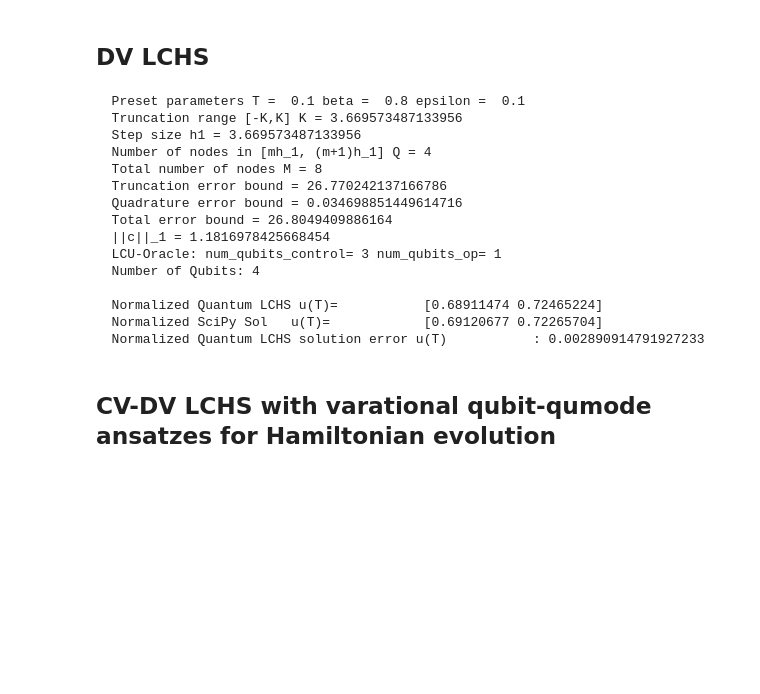
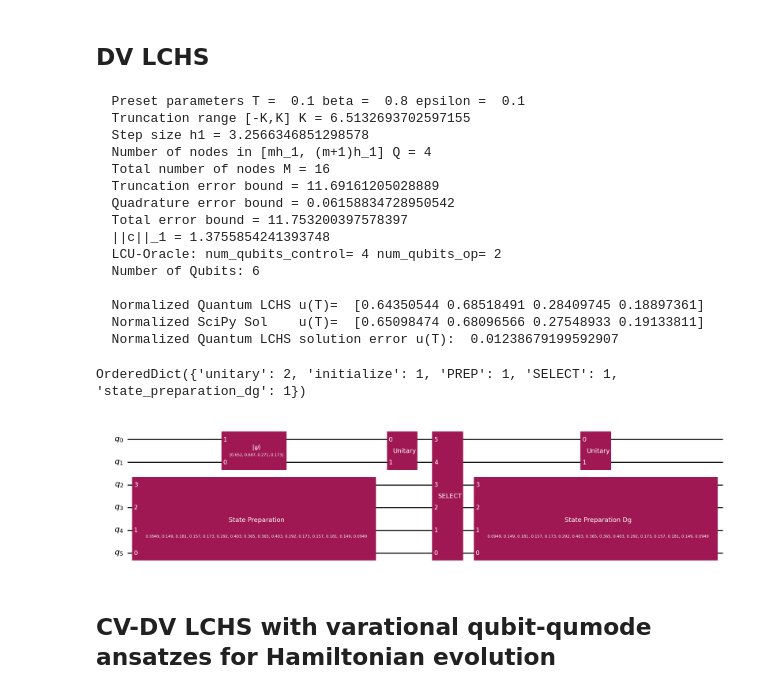
Before and after one commit to Firepanda415/qla_lib, a Jupyter notebook: VARATIONAL_BOSONIC_LCHS_Example.ipynb, the cells around one changed output. Drawn from its saved outputs; the diff is of its cells as text; code cells hidden in the pictures; blank space fills up the shorter version.

```diff
--- a/VARATIONAL_BOSONIC_LCHS_Example.ipynb
+++ b/VARATIONAL_BOSONIC_LCHS_Example.ipynb
@@ -19,7 +19,7 @@ $$
 \frac{\mathrm{d} u(t)}{\mathrm{d} t} = -A u(t),\quad u(0) = \vec{u}_0
 $$
 # %%
-nq = 1 #2
+nq = 2 #2
 dim = 2**nq
 rng = np.random.Generator(np.random.PCG64(178983489))
 T = 0.1 ## Define the time interval [0,T]
@@ -27,8 +27,8 @@ T = 0.1 ## Define the time interval [0,T]
 ## Define random A and u0
 u0 = np.matrix( rng.random((dim,1)) ,dtype=float) ## dtype complex is necessary for scipy to compute complex integral
 u0 = u0/np.linalg.norm(u0, ord=2)
-A = np.matrix(rng.random((dim,dim)),dtype=float)
-A = 0.1*(A-0.5) + 1*np.identity(dim)
+A = np.matrix(rng.random((dim,dim)),dtype=float)-0.5
+A = 0.3*A + 1*np.identity(dim)
 
 A,u0
 # %% [output]
@@ -90,32 +93,37 @@ print("  Normalized Homogeneous solution error u(T)           :", np.linalg.norm
 # %%
 from lchs import quant_lchs_tihs
 
-uT, lchs_circ_dv, full_state_dv, coeffs_dv, unitaries_dv, coeffs_unrot_dv, unitaries_unrot_dv = quant_lchs_tihs(A, u0, T, beta, epsilon, trunc_multiplier=1, trotterLH=True, verbose=1, rich_return=True)
-uT = np.array(uT).reshape(-1)
-if np.linalg.norm(uT.imag,ord=2) < 1e-12:
-    uT = uT.real
+uT, lchs_circ_dv, full_state_dv, coeffs_dv, unitaries_dv, coeffs_unrot_dv, unitaries_unrot_dv = quant_lchs_tihs(A, u0, T, beta, epsilon,
+                                                        trunc_multiplier=2, trotterLH=True, verbose=1, rich_return=True, qiskit_api=True)
+uT = np.array(uT).reshape(-1).real
 uT_norm = uT/np.linalg.norm(uT,ord=2)
 
 print()
-print("  Normalized Quantum LCHS u(T)=          ", uT_norm)
-print("  Normalized SciPy Sol   u(T)=           ", spi_uT_ho_norm)
-print("  Normalized Quantum LCHS solution error u(T)           :", np.linalg.norm(uT_norm - spi_uT_ho_norm,ord=2) )
+print("  Normalized Quantum LCHS u(T)= ", uT_norm)
+print("  Normalized SciPy Sol    u(T)= ", spi_uT_ho_norm)
+print("  Normalized Quantum LCHS solution error u(T): ", np.linalg.norm(uT_norm - spi_uT_ho_norm,ord=2) )
 # %% [output]
   Preset parameters T =  0.1 beta =  0.8 epsilon =  0.1
-  Truncation range [-K,K] K = 3.669573487133956
-  Step size h1 = 3.669573487133956
+  Truncation range [-K,K] K = 6.5132693702597155
+  Step size h1 = 3.2566346851298578
   Number of nodes in [mh_1, (m+1)h_1] Q = 4
-  Total number of nodes M = 8
-  Truncation error bound = 26.770242137166786
-  Quadrature error bound = 0.034698851449614716
-  Total error bound = 26.8049409886164
-  ||c||_1 = 1.1816978425668454
-  LCU-Oracle: num_qubits_control= 3 num_qubits_op= 1
-  Number of Qubits: 4
+  Total number of nodes M = 16
+  Truncation error bound = 11.69161205028889
+  Quadrature error bound = 0.06158834728950542
+  Total error bound = 11.753200397578397
+  ||c||_1 = 1.3755854241393748
+  LCU-Oracle: num_qubits_control= 4 num_qubits_op= 2
+  Number of Qubits: 6
 
-  Normalized Quantum LCHS u(T)=           [0.68911474 0.72465224]
-  Normalized SciPy Sol   u(T)=            [0.69120677 0.72265704]
-  Normalized Quantum LCHS solution error u(T)           : 0.002890914791927233
+  Normalized Quantum LCHS u(T)=  [0.64350544 0.68518491 0.28409745 0.18897361]
+  Normalized SciPy Sol    u(T)=  [0.65098474 0.68096566 0.27548933 0.19133811]
+  Normalized Quantum LCHS solution error u(T):  0.01238679199592907
+# %%
+print(lchs_circ_dv.count_ops())
+lchs_circ_dv.draw(output='mpl', fold=30, scale = 0.99)
+# %% [output]
+OrderedDict({'unitary': 2, 'initialize': 1, 'PREP': 1, 'SELECT': 1, 'state_preparation_dg': 1})
+[figure, added]
 # %% [markdown]
 ## CV-DV LCHS with varational qubit-qumode ansatzes for Hamiltonian evolution
 # %%
```
Also changed, not shown: parts of 6 cells of this notebook, 2 other files.
